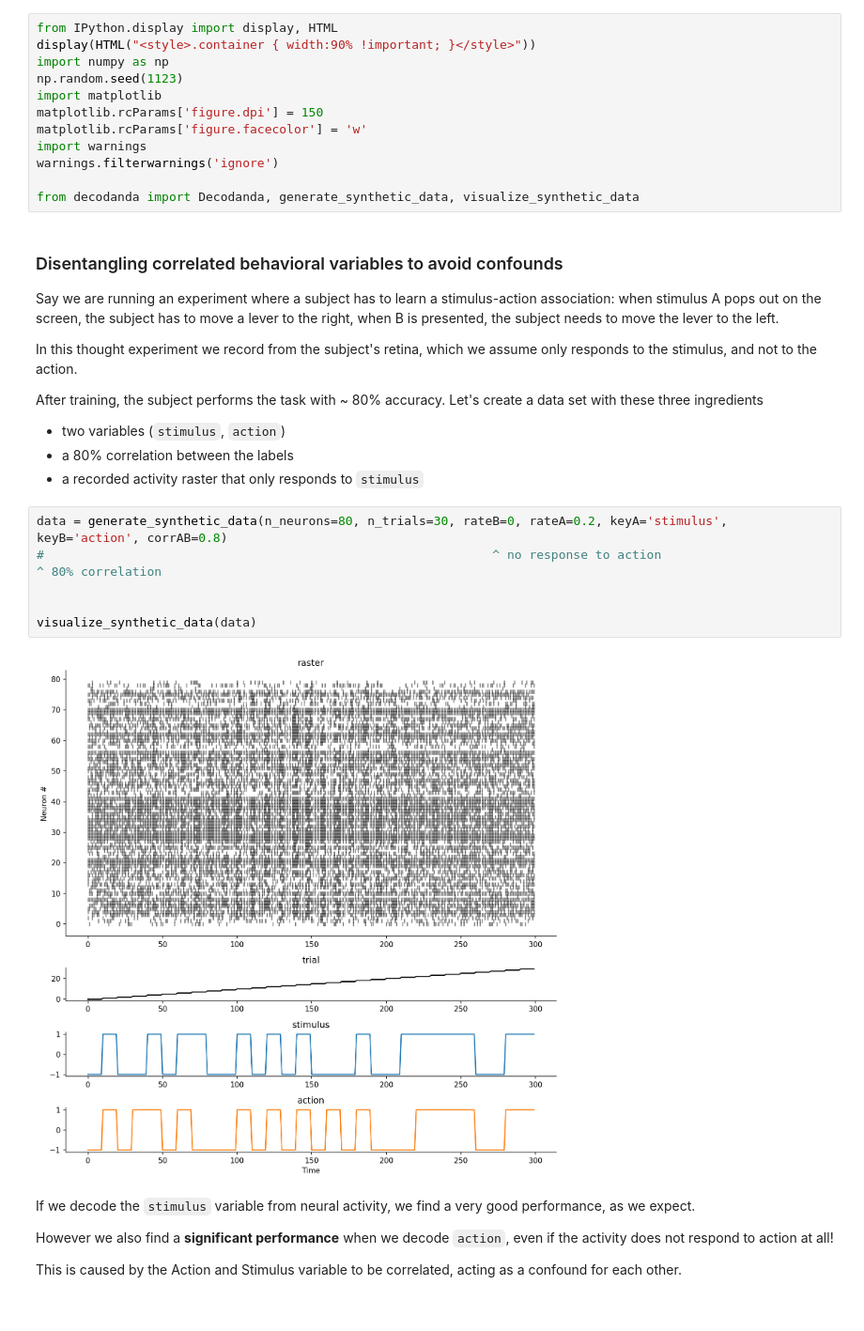
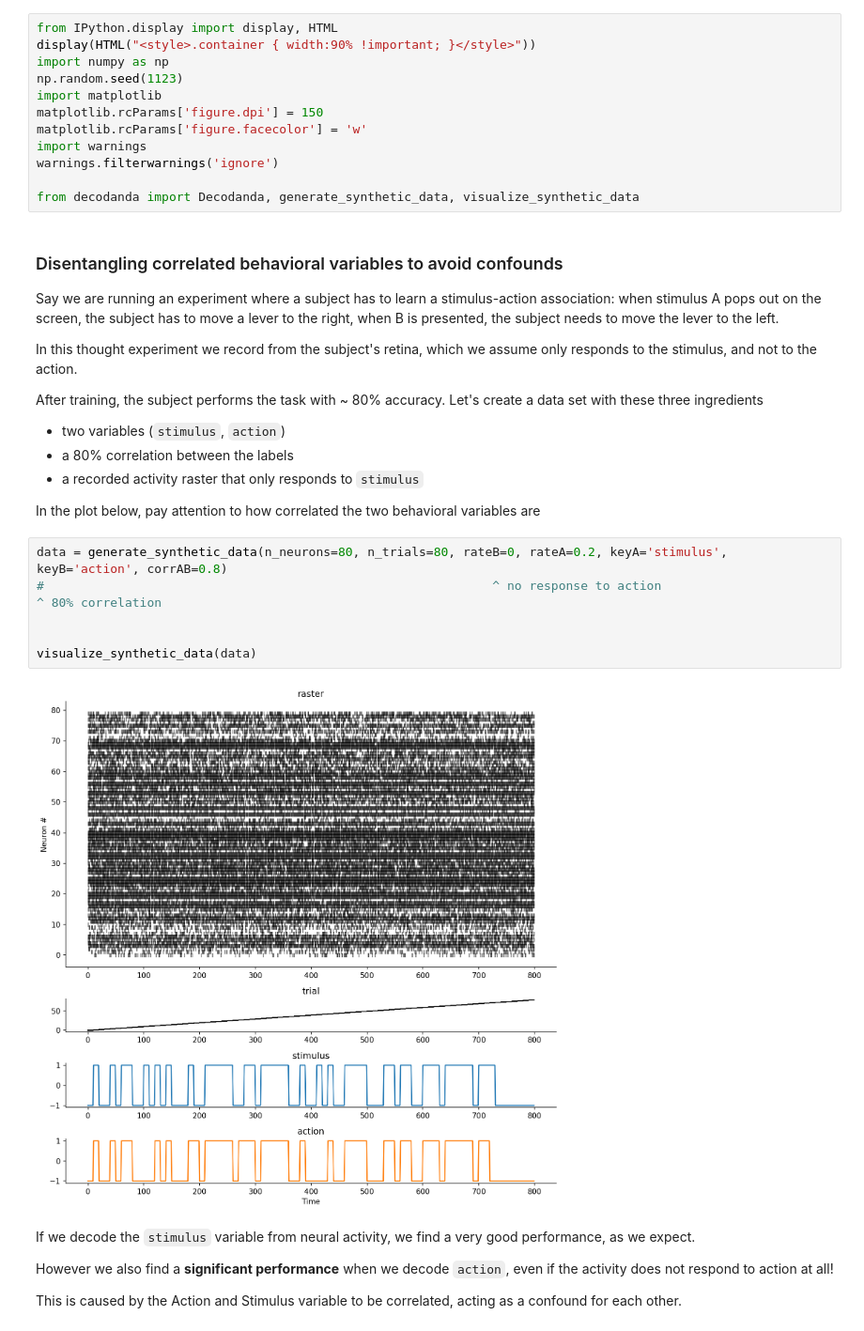
Before and after one commit to lposani/decodanda, a Jupyter notebook: notebooks/disentangling_confounds.ipynb, the cells around one changed output. Shown at 94% size. Cells and saved outputs as stored; diff of their text form.

````diff
--- a/notebooks/disentangling_confounds.ipynb
+++ b/notebooks/disentangling_confounds.ipynb
@@ -21,14 +21,16 @@ After training, the subject performs the task with ~ 80% accuracy. Let's create
 - two variables (```stimulus```, ```action```)
 - a 80% correlation between the labels
 - a recorded activity raster that only responds to ```stimulus```
+
+In the plot below, pay attention to how correlated the two behavioral variables are
 # %%
-data = generate_synthetic_data(n_neurons=80, n_trials=30, rateB=0, rateA=0.2, keyA='stimulus', keyB='action', corrAB=0.8)
+data = generate_synthetic_data(n_neurons=80, n_trials=80, rateB=0, rateA=0.2, keyA='stimulus', keyB='action', corrAB=0.8)
 #                                                             ^ no response to action                         ^ 80% correlation
 
 
 visualize_synthetic_data(data)
 # %% [output]
-[figure, old version]
+[figure, new version]
 # %% [markdown]
 If we decode the ```stimulus``` variable from neural activity, we find a very good performance, as we expect.
 
````
Also changed, not shown: parts of 2 cells of this notebook, 4 other files.
